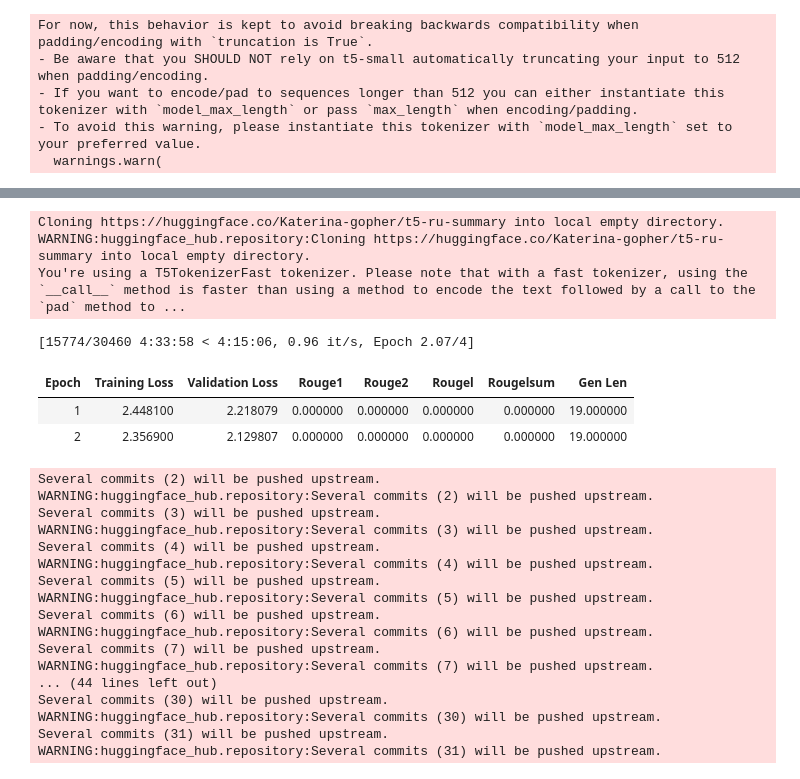
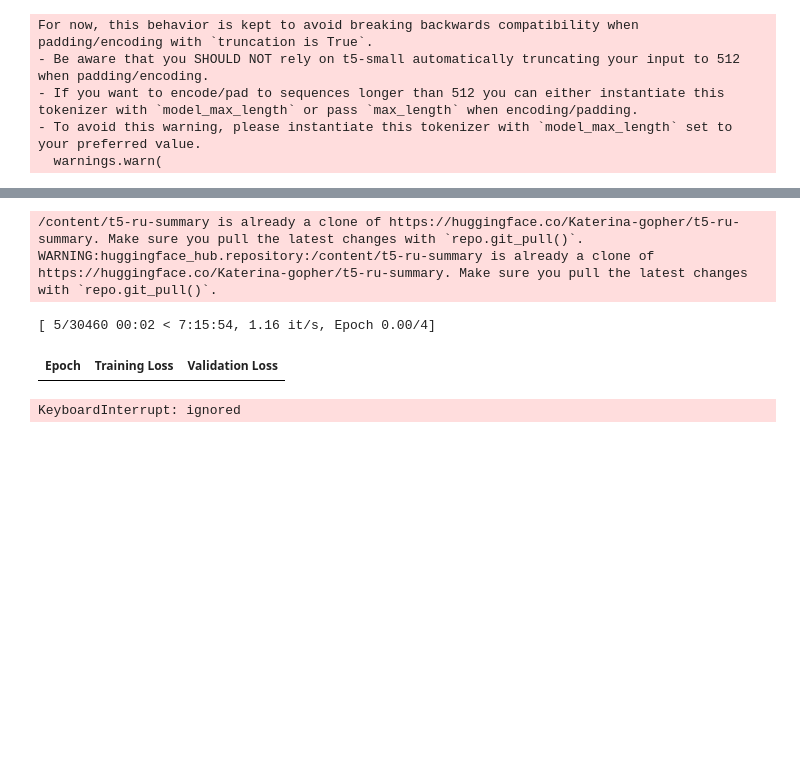
Before and after one commit to katrin2202/text-summarization-in-nlp, a Jupyter notebook: T5.ipynb, the cells around one changed output, grey strips where cells are left out. Cells and saved outputs as stored; diff of their text form; code cells hidden in the pictures; blank space fills up the shorter version.

```diff
--- a/T5.ipynb
+++ b/T5.ipynb
@@ -62,7 +81,7 @@ tokenized_dataset = dataset.map(preprocess_function, batched=True)
 # %%
 from transformers import DataCollatorForSeq2Seq
 
-data_collator = DataCollatorForSeq2Seq(tokenizer=tokenizer, model=checkpoint)
+data_collator = DataCollatorForSeq2Seq(tokenizer=tokenizer, model="Katerina-gopher/t5-ru-summary")
 # %%
 import evaluate
 
@@ -86,55 +110,36 @@ def compute_metrics(eval_pred):
 # %%
 from transformers import AutoModelForSeq2SeqLM, Seq2SeqTrainingArguments, Seq2SeqTrainer
 
-model = AutoModelForSeq2SeqLM.from_pretrained(checkpoint)
+model = AutoModelForSeq2SeqLM.from_pretrained("t5-ru-summary")
 # %%
 training_args = Seq2SeqTrainingArguments(
-    output_dir="Katerina-gopher/t5-ru-summary",
+    output_dir="t5-ru-summary",
     evaluation_strategy="epoch",
     learning_rate=2e-5,
     per_device_train_batch_size=16,
     per_device_eval_batch_size=16,
     weight_decay=0.01,
     save_total_limit=3,
     num_train_epochs=4,
     predict_with_generate=True,
     fp16=True,
     push_to_hub=True,
 )
 
 trainer = Seq2SeqTrainer(
     model=model,
     args=training_args,
     train_dataset=tokenized_dataset["train"],
     eval_dataset=tokenized_dataset["test"],
     tokenizer=tokenizer,
     data_collator=data_collator,
     compute_metrics=compute_metrics,
 )
 
 trainer.train()
 # %% [output]
-Cloning https://huggingface.co/Katerina-gopher/t5-ru-summary into local empty directory.
-WARNING:huggingface_hub.repository:Cloning https://huggingface.co/Katerina-gopher/t5-ru-summary into local empty directory.
-You're using a T5TokenizerFast tokenizer. Please note that with a fast tokenizer, using the `__call__` method is faster than using a method to encode the text followed by a call to the `pad` method to ...
+/content/t5-ru-summary is already a clone of https://huggingface.co/Katerina-gopher/t5-ru-summary. Make sure you pull the latest changes with `repo.git_pull()`.
+WARNING:huggingface_hub.repository:/content/t5-ru-summary is already a clone of https://huggingface.co/Katerina-gopher/t5-ru-summary. Make sure you pull the latest changes with `repo.git_pull()`.
-[15774/30460 4:33:58 < 4:15:06, 0.96 it/s, Epoch 2.07/4]
+[ 5/30460 00:02 < 7:15:54, 1.16 it/s, Epoch 0.00/4]
-| Epoch | Training Loss | Validation Loss | Rouge1 | Rouge2 | Rougel | Rougelsum | Gen Len |
-| 1 | 2.448100 | 2.218079 | 0.000000 | 0.000000 | 0.000000 | 0.000000 | 19.000000 |
-| 2 | 2.356900 | 2.129807 | 0.000000 | 0.000000 | 0.000000 | 0.000000 | 19.000000 |
+| Epoch | Training Loss | Validation Loss |
-Several commits (2) will be pushed upstream.
-WARNING:huggingface_hub.repository:Several commits (2) will be pushed upstream.
-Several commits (3) will be pushed upstream.
-WARNING:huggingface_hub.repository:Several commits (3) will be pushed upstream.
-Several commits (4) will be pushed upstream.
-WARNING:huggingface_hub.repository:Several commits (4) will be pushed upstream.
-Several commits (5) will be pushed upstream.
-WARNING:huggingface_hub.repository:Several commits (5) will be pushed upstream.
-Several commits (6) will be pushed upstream.
-WARNING:huggingface_hub.repository:Several commits (6) will be pushed upstream.
-Several commits (7) will be pushed upstream.
-WARNING:huggingface_hub.repository:Several commits (7) will be pushed upstream.
-... (44 lines left out)
-Several commits (30) will be pushed upstream.
-WARNING:huggingface_hub.repository:Several commits (30) will be pushed upstream.
-Several commits (31) will be pushed upstream.
-WARNING:huggingface_hub.repository:Several commits (31) will be pushed upstream.
+KeyboardInterrupt: ignored
```
Also changed, not shown: parts of 3 cells of this notebook.
